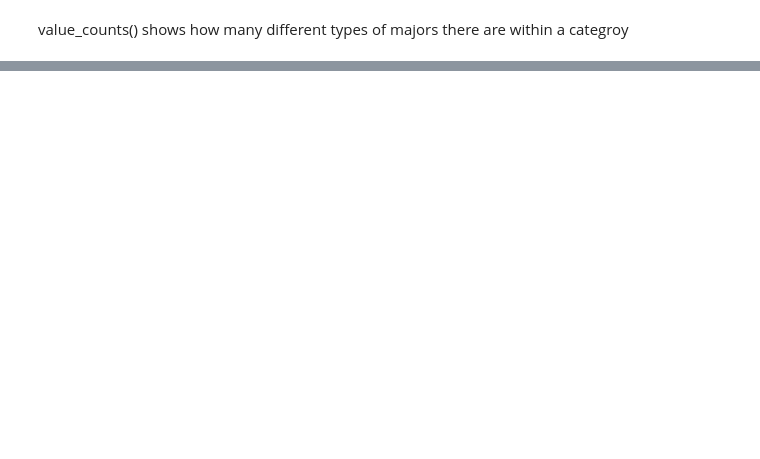
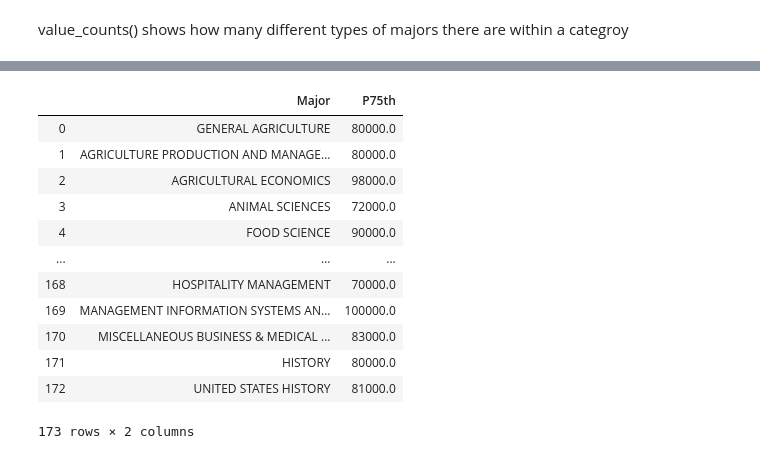
Before and after one commit to michaeltait3/College-Majors-Report, a Jupyter notebook: eda.ipynb, the cells around one changed output, grey strips where cells are left out. Saved outputs shown, nothing was run; the diff lists cells and outputs as text; code cells hidden in the pictures; blank space fills up the shorter version.

```diff
--- a/eda.ipynb
+++ b/eda.ipynb
@@ -96 +132,17 @@ import matplotlib
+# %%
+pd.DataFrame(major_data[['Major', 'P75th']])
+# %% [output]
+|  | Major | P75th |
+| 0 | GENERAL AGRICULTURE | 80000.0 |
+| 1 | AGRICULTURE PRODUCTION AND MANAGE... | 80000.0 |
+| 2 | AGRICULTURAL ECONOMICS | 98000.0 |
+| 3 | ANIMAL SCIENCES | 72000.0 |
+| 4 | FOOD SCIENCE | 90000.0 |
+| ... | ... | ... |
+| 168 | HOSPITALITY MANAGEMENT | 70000.0 |
+| 169 | MANAGEMENT INFORMATION SYSTEMS AN... | 100000.0 |
+| 170 | MISCELLANEOUS BUSINESS & MEDICAL ... | 83000.0 |
+| 171 | HISTORY | 80000.0 |
+| 172 | UNITED STATES HISTORY | 81000.0 |
+173 rows × 2 columns
 # %%
```
Also changed, not shown: parts of 11 cells of this notebook.
